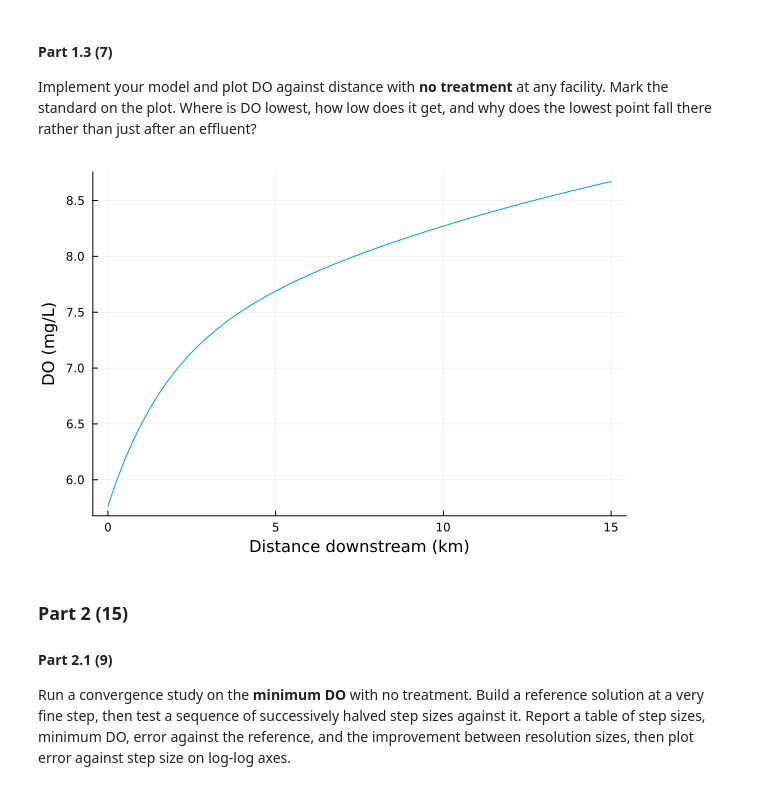
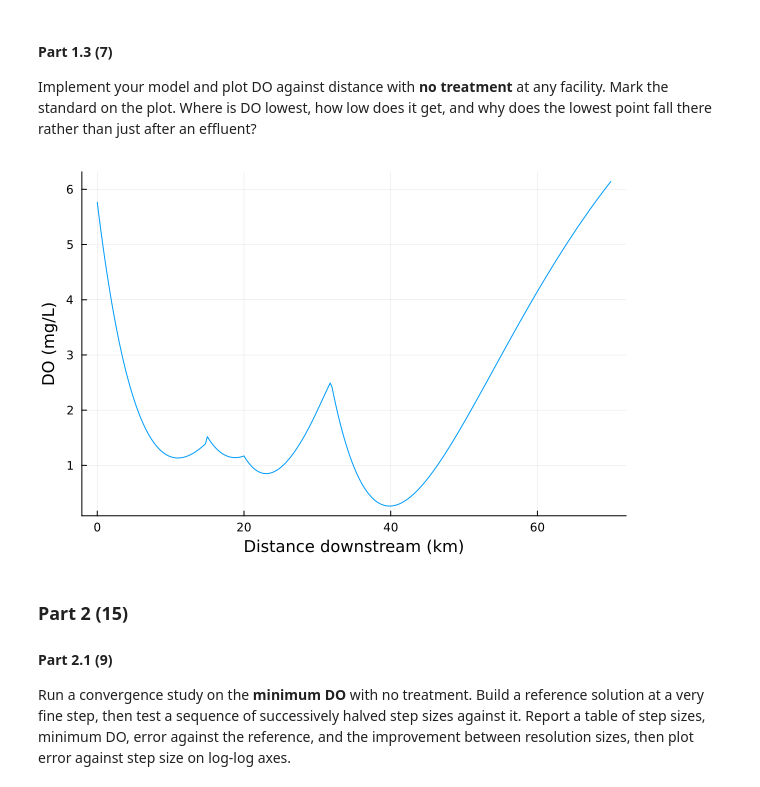
Before and after one commit to clairewang23/mp01, a Jupyter notebook: mp01.ipynb, the cells around one changed output. Cells and saved outputs as stored; diff of their text form; code cells hidden in the pictures.

Commit message:
got the DO sag curve working

```diff
--- a/mp01.ipynb
+++ b/mp01.ipynb
@@ -192,7 +192,7 @@ function update_DO(DO, S_B, CBOD, NBOD, param)
     # CBOD = Carbonaceous BOD concentration, mg/L
     # NBOD = Nitrogenous BOD concentration, mg/L
     # param = river constants
-    reaeration = param.ka * (param.Cs - DO)
+    reaeration = (param.ka/param.U) * (param.Cs - DO)
     benthic_uptake = S_B / param.U
     cbod_uptake = (param.kc / param.U) * CBOD
     nbod_uptake = (param.kn / param.U) * NBOD
@@ -260,6 +280,7 @@ function simulate_river(L, Δx, params)
     # setting up and initializing simulation
     steps = Int(round(L / Δx))
     steps_to_B = Int(round(facility_location[2] / Δx)) # number of steps the simulation will take
+    steps_to_C = Int(round(facility_location[3] / Δx))
     C = zeros(steps + 1)       # set up array to store DO values at each grid point
     B = zeros(steps + 1)       # set up array to store CBOD values at each grid point
     N = zeros(steps + 1)       # set up array to store NBOD values at each grid point
@@ -268,15 +289,44 @@ function simulate_river(L, Δx, params)
     N[1] = NBOD_0
 
     # simulation loop until Facility B
-    for i in 1:steps_to_B
-        x = i * Δx
+    for i in 1:(steps_to_B+1)
+        x = (i-1) * Δx                  # distance from facility A
         B[i+1] = B[i] + Δx * update_CBOD(B[1], x, params)
         N[i+1] = N[i] + Δx * update_NBOD(N[1], x, params)
         S_B = sludge_demand(x)
         C[i+1] = C[i] + Δx * update_DO(C[i], S_B, B[i], N[i], params)
     end
 
-    return C
+    # mix in facility B
+    C[steps_to_B+1] = calc_DO_15(C[steps_to_B+1])         # calculate DO at km 15 (mg/L)
+    B[steps_to_B+1] = calc_CBOD_15(B[steps_to_B+1])       # calculate CBOD at km 15 (mg/L)
+    N[steps_to_B+1] = calc_NBOD_15(N[steps_to_B+1])       # calculate NBOD at km 15 (mg/L)
+
+    # simulation loop until Facility C
+    for i in (steps_to_B+1):(steps_to_C+1)
+        x = (i-1) * Δx                    # distance from facility A
+        dist = x - 15                     # distance from facility B
+        B[i+1] = B[i] + Δx * update_CBOD(B[steps_to_B+1], dist, params)
+        N[i+1] = N[i] + Δx * update_NBOD(N[steps_to_B+1], dist, params)
+        S_B = sludge_demand(x)
+        C[i+1] = C[i] + Δx * update_DO(C[i], S_B, B[i], N[i], params)
+    end
+
+    C[steps_to_C+1] = calc_DO_32(C[steps_to_C+1])
+    B[steps_to_C+1] = calc_CBOD_32(B[steps_to_C+1])
+    N[steps_to_C+1] = calc_NBOD_32(N[steps_to_C+1])
+
+    # simulation loop to end
+    for i in (steps_to_C+1):steps
+        x = (i-1) * Δx                    # distance from facility A
+        dist = x - 32                     # distance from facility C
+        B[i+1] = B[i] + Δx * update_CBOD(B[steps_to_C+1], dist, params)
+        N[i+1] = N[i] + Δx * update_NBOD(N[steps_to_C+1], dist, params)
+        S_B = sludge_demand(x)
+        C[i+1] = C[i] + Δx * update_DO(C[i], S_B, B[i], N[i], params)
+    end
+
+    return C, B, N
 end
 # %% [output]
 simulate_river (generic function with 1 method)
@@ -288,19 +338,17 @@ at any facility. Mark the standard on the plot. Where is DO lowest, how
 low does it get, and why does the lowest point fall there rather than
 just after an effluent?
 # %%
-L = 15              # length of river to simulate [km]
+L = 70              # length of river to simulate [km]
 Δx = 0.25           # grid size [km]
 
 # run simulation
 distances_downstream = range(0, L, step=Δx)
-DO_values = simulate_river(L, Δx, river_params)
+DO_values, CBOD_values, NBOD_values = simulate_river(L, Δx, river_params)
 
 # plot
 p_sag = plot(distances_downstream, DO_values, xlabel="Distance downstream (km)", ylabel="DO (mg/L)", legend=false)
-
-# clearly this is wrong since it is not a sag - need to debug
 # %% [output]
-[figure, old version]
+[figure, new version]
 # %% [markdown]
 ### Part 2 (15)
 
```
Also changed, not shown: parts of 1 cell of this notebook.
